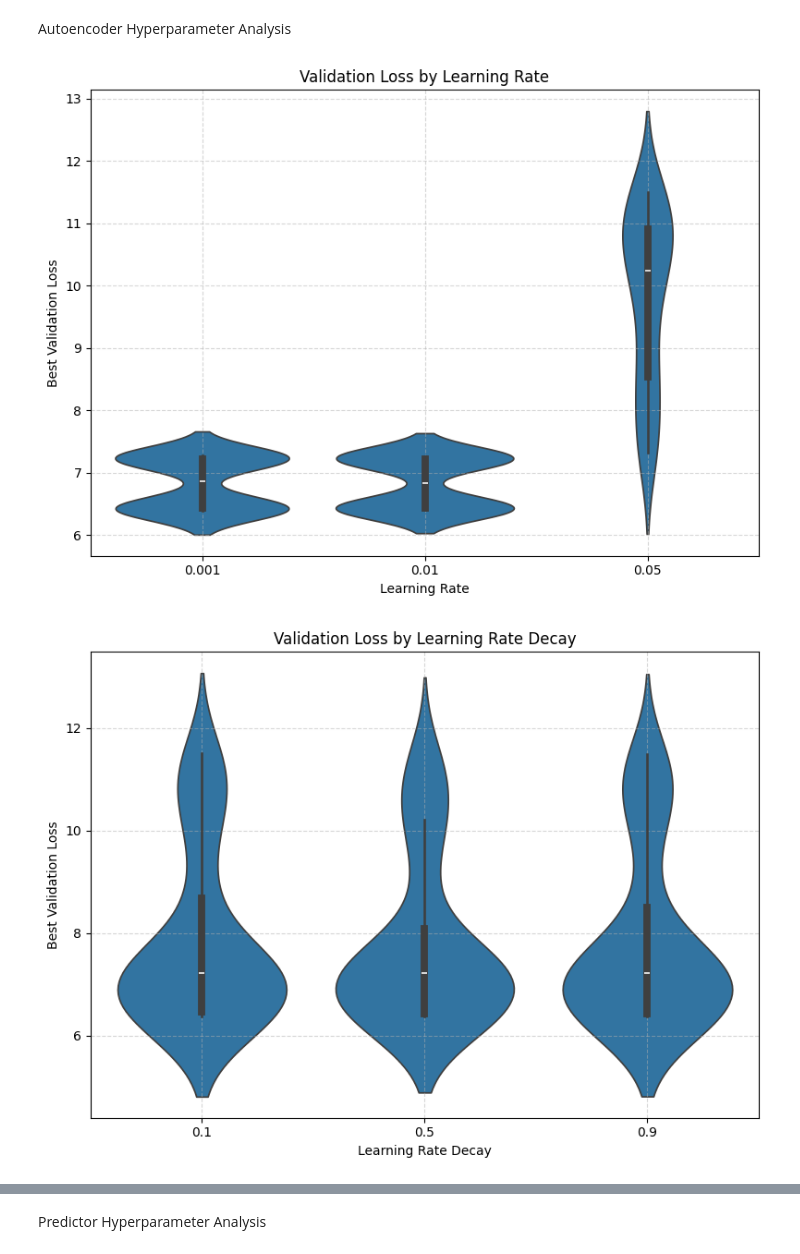
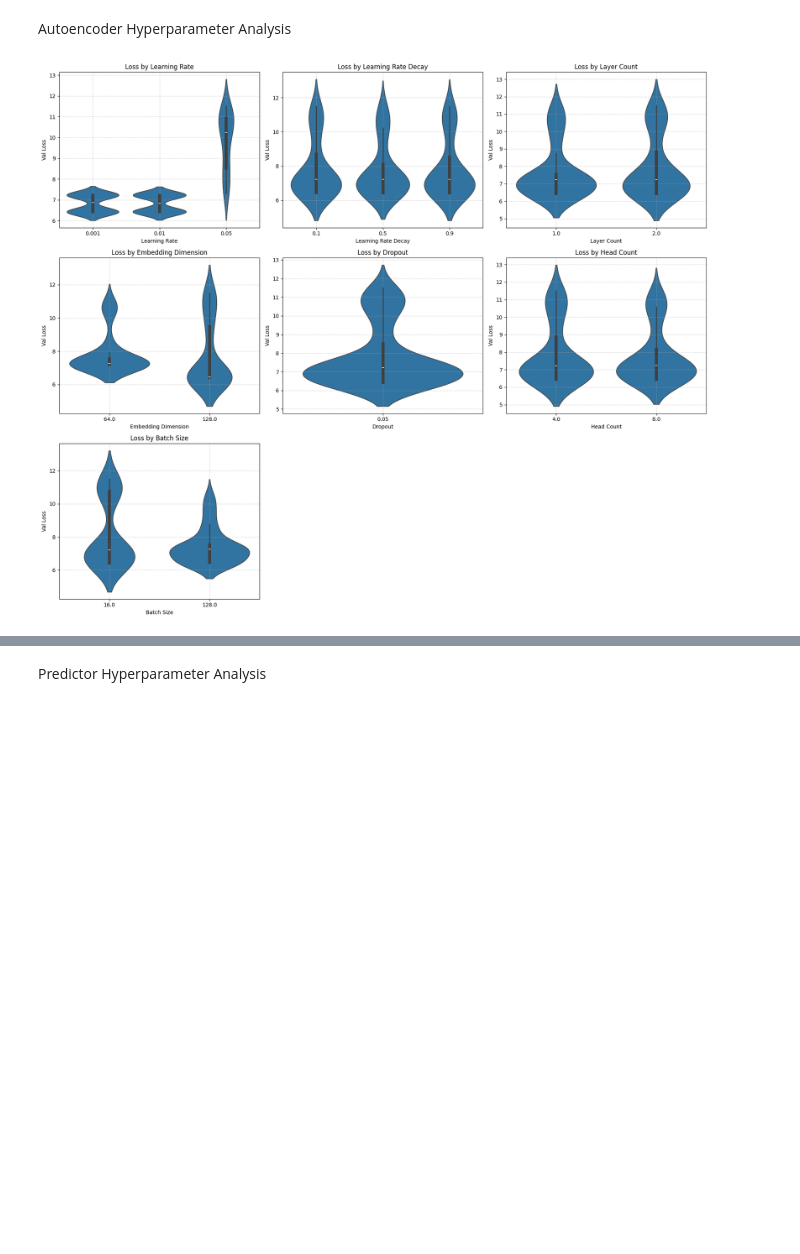
Before and after one commit to minw1/TCAE-Narratives, a Jupyter notebook: code/analysis.ipynb, the cells around one changed output, grey strips where cells are left out. Drawn from its saved outputs; the diff is of its cells as text; code cells hidden in the pictures; blank space fills up the shorter version.

Commit message:
analysis notebook plots

```diff
--- a/code/analysis.ipynb
+++ b/code/analysis.ipynb
@@ -178,30 +178,39 @@ Autoencoder Hyperparameter Analysis
 # %%
 import seaborn as sns
 import matplotlib.pyplot as plt
+import pandas as pd
+from pathlib import Path
+
 autoencoder_dir = Path("/home/wsm32/project/wsm_thesis_scratch/narratives/rt_large")
 param_names = ["lr", "lr_decay", "layer_count", "latent", "dropout", "head_count", "batch_size"]
 full_pnames = ["Learning Rate", "Learning Rate Decay", "Layer Count", "Embedding Dimension", "Dropout", "Head Count", "Batch Size"]
 
 ae_info = pd.DataFrame(columns=param_names + ["val_loss"])
 
 for subdir in autoencoder_dir.iterdir():
-        if subdir.is_dir() and "0.0" in str(subdir):
-                train_info = load_scalars_to_df(subdir / "summary")
+    if subdir.is_dir() and "0.0" in str(subdir):
+        train_info = load_scalars_to_df(subdir / "summary")
+        val_minloss = train_info["Val_Loss"].min()
+        toks = [float(x) for x in subdir.name.split("-")]
+        ae_info.loc[len(ae_info)] = toks + [val_minloss]
 
-                val_minloss = train_info["Val_Loss"].min()
-                toks = [float(x) for x in subdir.name.split("-")]
-                ae_info.loc[len(ae_info)] = toks + [val_minloss]
-ae_info.head()
+# Plot all in one 3x3 grid
+fig, axes = plt.subplots(3, 3, figsize=(18, 15))
+axes = axes.flatten()
 
-for pn, nn in zip(param_names, full_pnames):
-    plt.figure(figsize=(8, 6))
-    sns.violinplot(x=pn, y="val_loss", data=ae_info)
-    plt.title(f"Validation Loss by {nn}")
-    plt.ylabel("Best Validation Loss")
-    plt.xlabel(nn)
-    plt.grid(True, linestyle="--", alpha=0.5)
-    plt.tight_layout()
-    plt.show()
+for i, (pn, nn) in enumerate(zip(param_names, full_pnames)):
+    sns.violinplot(x=pn, y="val_loss", data=ae_info, ax=axes[i])
+    axes[i].set_title(f"Loss by {nn}")
+    axes[i].set_xlabel(nn)
+    axes[i].set_ylabel("Val Loss")
+    axes[i].grid(True, linestyle="--", alpha=0.5)
+
+# Hide any unused subplots
+for j in range(len(param_names), 9):
+    fig.delaxes(axes[j])
+
+plt.tight_layout()
+plt.savefig("figures/AE/AE_violin_grid.png", dpi=300, bbox_inches="tight")
+plt.show()
 # %% [output]
-[figure, old version]
+[figure, new version]
-[figure, removed]
```
Also changed, not shown: parts of 18 cells of this notebook.
